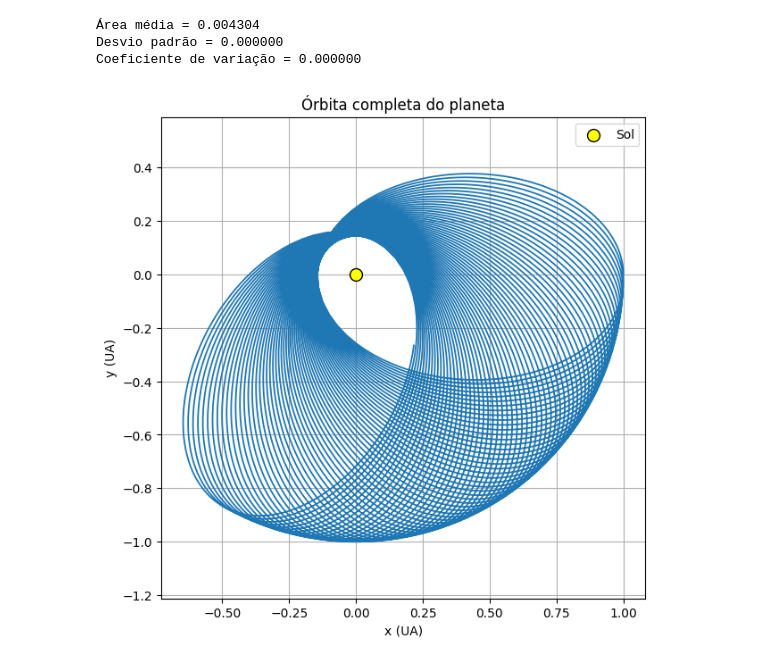
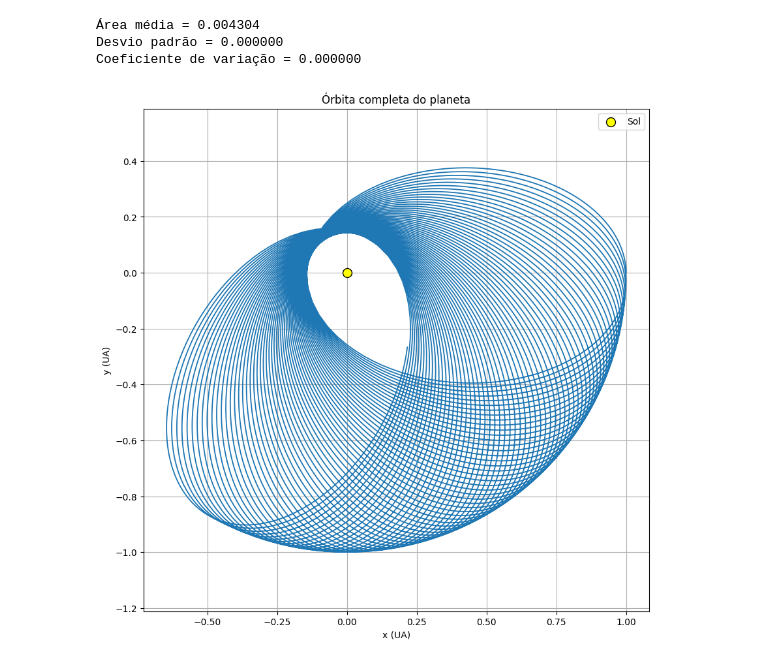
Before and after one commit to coppernium/IntroFiscomp2025, a Jupyter notebook: Projeto-5/tarefa-A/plot.ipynb, the cells around one changed output. Saved outputs shown, nothing was run; the diff lists cells and outputs as text; code cells hidden in the pictures.

```diff
--- a/Projeto-5/tarefa-A/plot.ipynb
+++ b/Projeto-5/tarefa-A/plot.ipynb
@@ -178,33 +178,33 @@ import numpy as np
 import matplotlib.pyplot as plt
 
 # --------------------------------------------------------------------
 # Lê o arquivo com as coordenadas da órbita
 # --------------------------------------------------------------------
 dados = np.loadtxt("saida-2-12694394.txt", delimiter=",")
 
 t = dados[:,0]     # tempo (se existir, mas não usamos no gráfico)
 x = dados[:,1]     # posição x
 y = dados[:,2]     # posição y
 
 # --------------------------------------------------------------------
 # Plota a órbita
 # --------------------------------------------------------------------
-plt.figure(figsize=(7,7))
+plt.figure(figsize=(10,10))
 plt.plot(x, y, linewidth=1.3)
 
 # Marca a posição inicial
 # plt.scatter(x[0], y[0], color='red', label='Posição inicial')
 
 # Marca o Sol (assumindo no centro)
 plt.scatter(0, 0, color='yellow', edgecolor='black', s=100, zorder=3, label='Sol')
 
 plt.title("Órbita completa do planeta")
 plt.xlabel("x (UA)")
 plt.ylabel("y (UA)")
 plt.grid(True)
 plt.axis('equal')  # Mantém as proporções corretas da elipse
 plt.legend()
-
+plt.savefig('fig2.png')
 plt.show()
 # %% [output]
-[figure, old version]
+[figure, new version]
```
Also changed, not shown: parts of 1 cell of this notebook, 32 other files.
